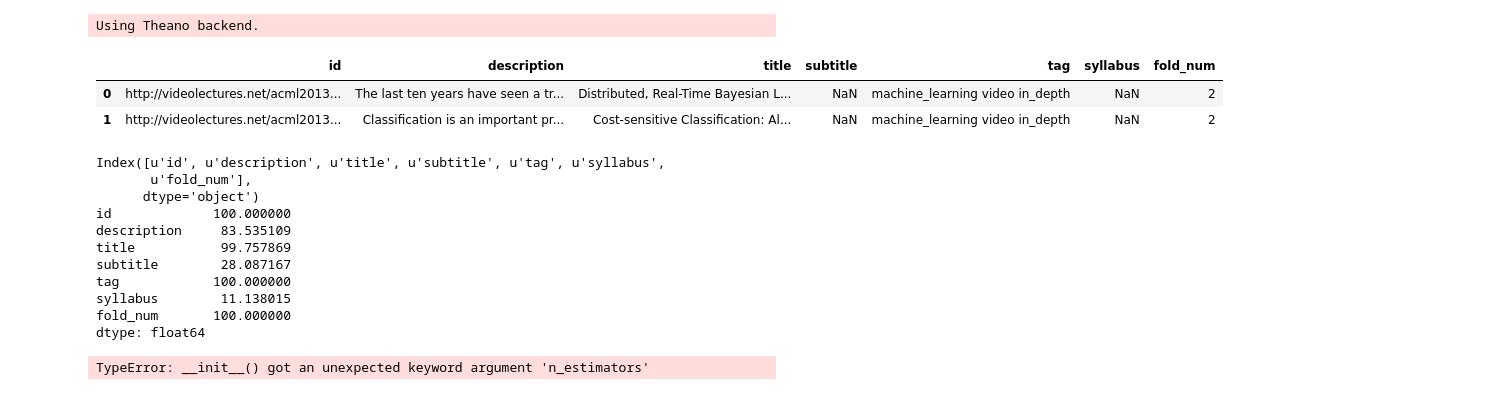
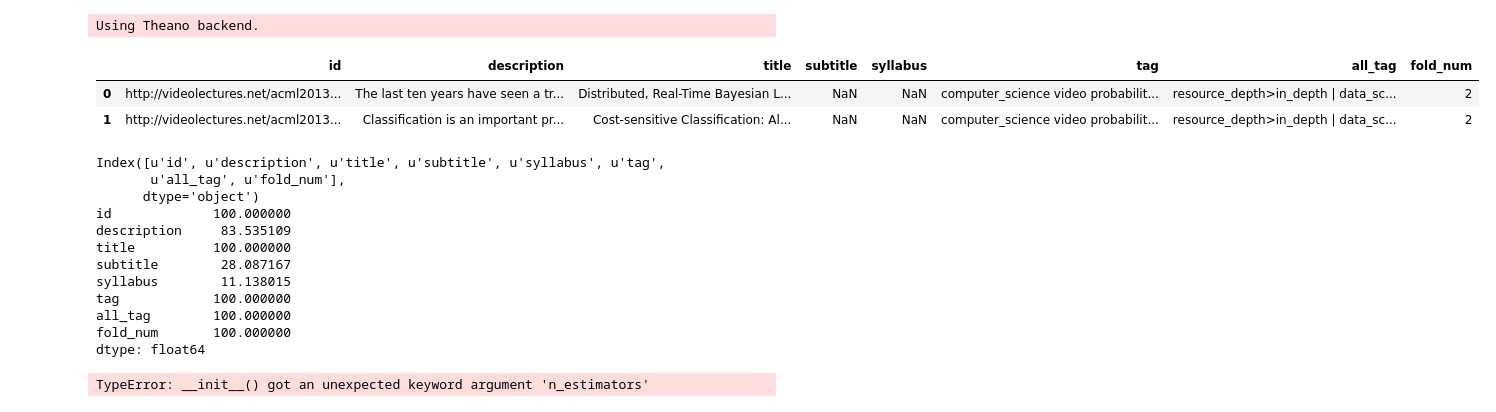
Before and after one commit to priyambj/erudite-py, a Jupyter notebook: notebooks/tagging/NMF CLF NB.ipynb, the cells around one changed output. Saved outputs shown, nothing was run; the diff lists cells and outputs as text; code cells hidden in the pictures.

```diff
--- a/notebooks/tagging/NMF CLF NB.ipynb
+++ b/notebooks/tagging/NMF CLF NB.ipynb
@@ -8,25 +8,28 @@ Populating the interactive namespace from numpy and matplotlib
 Loading BokehJS ...
 Using Theano backend.
 # %%
-df = pd.read_csv('../data/auto_tagging.csv')
-df['tag'] = df['tag'].apply(lambda x: ' '.join(x.split(' | ')))
+df = pd.read_csv('../data/auto_tagging_training_testing_confirmed_tags_2016_09_06.csv')
+df['tag'] = df['tag'].apply(lambda x: ' '.join(x.split(' | '))) # exact tags
+df['tag'] = df['all_tag'].apply(lambda x: ' '.join(set([j for i in map(lambda y: y.split('>')[1:],
+                                                                       x.split(' | ')) for j in i]))) # full tags
 display(df.head(2))
 
 print(df.columns)
 print(df.count()/len(df)*100)
 # %% [output]
-|  | id | description | title | subtitle | tag | syllabus | fold_num |
-| 0 | http://videolectures.net/acml2013... | The last ten years have seen a tr... | Distributed, Real-Time Bayesian L... | NaN | machine_learning video in_depth | NaN | 2 |
-| 1 | http://videolectures.net/acml2013... | Classification is an important pr... | Cost-sensitive Classification: Al... | NaN | machine_learning video in_depth | NaN | 2 |
+|  | id | description | title | subtitle | syllabus | tag | all_tag | fold_num |
+| 0 | http://videolectures.net/acml2013... | The last ten years have seen a tr... | Distributed, Real-Time Bayesian L... | NaN | NaN | computer_science video probabilit... | resource_depth>in_depth | data_sc... | 2 |
+| 1 | http://videolectures.net/acml2013... | Classification is an important pr... | Cost-sensitive Classification: Al... | NaN | NaN | computer_science video probabilit... | resource_depth>in_depth | data_sc... | 2 |
-Index([u'id', u'description', u'title', u'subtitle', u'tag', u'syllabus',
-       u'fold_num'],
+Index([u'id', u'description', u'title', u'subtitle', u'syllabus', u'tag',
+       u'all_tag', u'fold_num'],
       dtype='object')
 id             100.000000
 description     83.535109
-title           99.757869
+title          100.000000
 subtitle        28.087167
+syllabus        11.138015
 tag            100.000000
-syllabus        11.138015
+all_tag        100.000000
 fold_num       100.000000
 dtype: float64
 # %%
```
Also changed, not shown: parts of 3 cells of this notebook, 4 other files.
